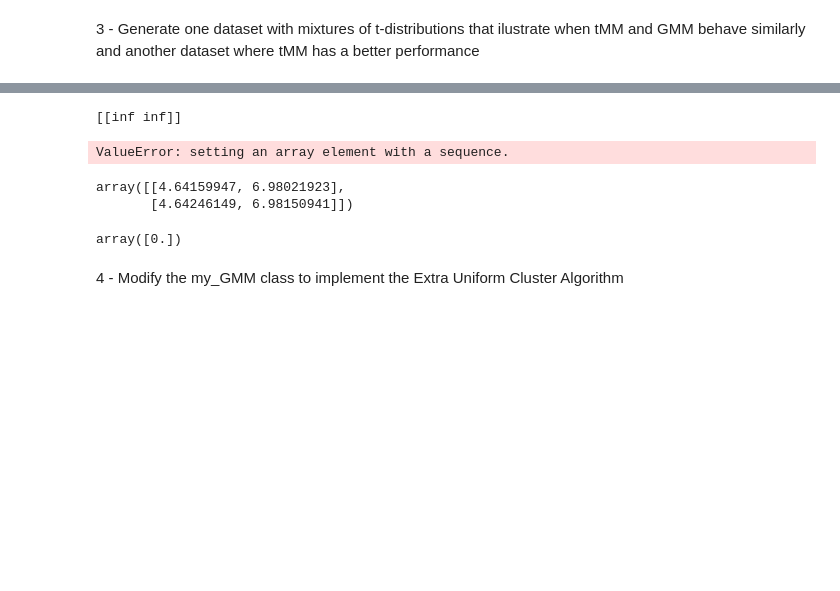
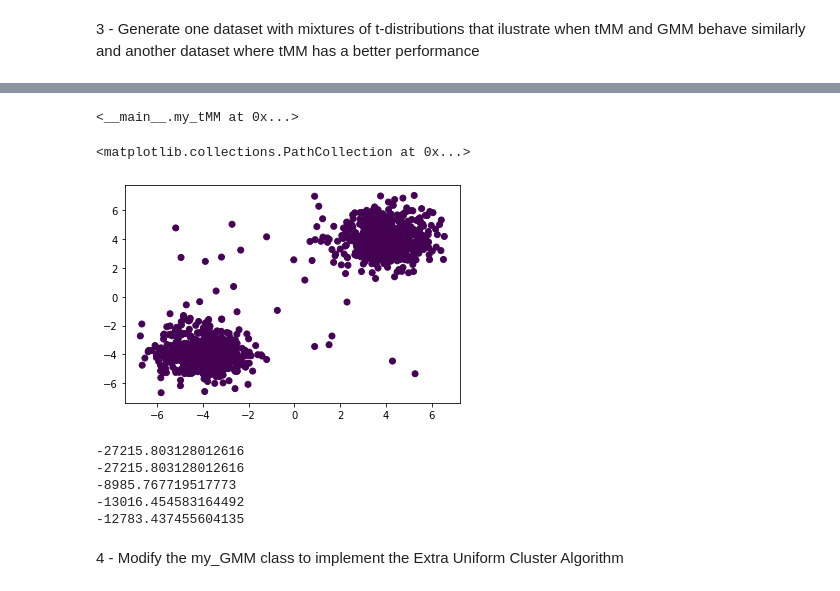
Before and after one commit to EmmanuelJhno/AML-labs, a Jupyter notebook: Cours 6 - TP/lab5-RMM.ipynb, the cells around one changed output, grey strips where cells are left out. Saved outputs shown, nothing was run; the diff lists cells and outputs as text; code cells hidden in the pictures; blank space fills up the shorter version.

Commit message:
Second pass on t-Student MM

```diff
--- a/Cours 6 - TP/lab5-RMM.ipynb
+++ b/Cours 6 - TP/lab5-RMM.ipynb
@@ -48,7 +48,7 @@ We recognize the law of a $\Gamma$, and as a law can be identified by its probab
 # %%
 class my_tMM():
 
-    def __init__(self, K, itermax=5, tol=1e-4):
+    def __init__(self, K, itermax=1, tol=1e-2):
         '''
         Parameters:
         -----------
@@ -153,7 +153,7 @@ class my_tMM():
             "mu": [self.mu_],
             "sigma": [self.Sigma_],
             "dof": [self.dof_],
-
+            "l": [self.log_likelihood(X, self.cond_prob_, self.mu_, self.Sigma_, self.dof_, self.u_)]
         }
 
         itr = 0
@@ -169,7 +169,7 @@ class my_tMM():
             #      - the degrees of freedom variable
             new_alpha = np.sum(new_cond_prob, axis=0) / n
             new_mu = self.update_mu(X=X, cpm=new_cond_prob, u=new_u)
-            new_Sigma = self.update_Sigma(X=X, cpm=new_cond_prob, mu=new_mu, u=new_u)
+            new_Sigma = self.update_Sigma(X=X, cpm=new_cond_prob, mu=self.mu_, u=new_u)
             new_dof = self.update_dof(cpm=new_cond_prob, p=p, old_dof=self.dof_, u=new_u)
 
             self.history_["cond_prob"].append(new_cond_prob)
@@ -178,10 +178,13 @@ class my_tMM():
             self.history_["mu"].append(new_mu)
             self.history_["sigma"].append(new_Sigma)
             self.history_["dof"].append(new_dof)
+            self.history_["l"].append(self.log_likelihood(X, self.cond_prob_, self.mu_, self.Sigma_, self.dof_, self.u_))
 
 
             old_params = (self.cond_prob_, self.mu_, self.Sigma_, self.dof_, self.u_)
             new_params = (new_cond_prob, new_mu, new_Sigma, new_dof, new_u)
+
+            self.has_converged = self.evaluate_convergence(X, old_params=old_params, new_params=new_params)
 
             self.cond_prob_ = new_cond_prob
             self.u_ = new_u
@@ -191,7 +194,6 @@ class my_tMM():
             self.Sigma_ = new_Sigma
             self.dof_ = new_dof
 
-            self.has_converged = self.evaluate_convergence(X, old_params=old_params, new_params=new_params)
 
         # Update labels
         self.labels_ = self.predict(X)
@@ -226,7 +228,6 @@ class my_tMM():
             x_i = X[i]
             for j in range(k):
                 #print(alpha[j], self.student_pdf(x_i=x_i, mu=mu[j], Sigma=Sigma[j], dof=dof))
-                print(self.student_pdf(x_i=x_i, mu=mu[j], Sigma=Sigma[j], dof=dof[j]))
                 prob_matrix[i, j] = alpha[j] * self.student_pdf(x_i=x_i, mu=mu[j], Sigma=Sigma[j], dof=dof[j])
                 joint_law += prob_matrix[i, j]
             prob_matrix[i, :] /= joint_law
@@ -257,10 +258,20 @@ class my_tMM():
         cond_prob0 = np.ones((n, K))/K
 
         k_means = KMeans(n_clusters=K).fit(X)
+        X_labels = k_means.labels_
         mu0 = k_means.cluster_centers_
-        alpha0 = np.ones(shape=(K,)) / K
-        Sigma0 = np.tile(np.cov(X.T) + 1e-3*np.eye(p), K).reshape(K, p, p)
-        dof0 = np.ones((n, K))
+        mu0 = k_means.cluster_centers_
+        Sigma0 = []
+        alpha0 = []
+
+        for k, count in zip(*np.unique(X_labels, return_counts=True)):
+            X_k = np.array([X[i] for i in range(n) if X_labels[i] == k])
+            Sigma0.append(np.cov(X_k.T) + 1e-3 * np.eye(p))
+            alpha0.append(count/n)
+        Sigma0 = np.array(Sigma0)
+        alpha0 = np.array(alpha0)
+
+        dof0 = np.ones((K, ))
 
         return (cond_prob0, u0, alpha0, mu0, Sigma0, dof0)
 
@@ -292,7 +303,7 @@ class my_tMM():
         for j in range(k):
             for i in range(n):
                 new_mu[j] += X[i] * cpm[i, j] * u[i, j]
-            new_mu[j] /= np.sum(np.multiply(cpm,u)[j])
+            new_mu[j] /= np.sum(np.multiply(cpm,u)[:, j])
 
         return new_mu
 
@@ -518,9 +529,6 @@ class my_tMM():
             for j in range(k):
                 if np.argmax(cpm[i])==j:
                     PDF_1 = self.gauss_pdf(x_i[j], mu=mu[j], Sigma=Sigma[j])
-
-                    #lbda = (dof[j]+p)/2
-                    #theta = 0.5 * (x_i-mu[j]).T @ np.linalg.pinv(Sigma)[j] @ (x_i-mu[j])
                     lbda = theta = dof[j]/2
                     PDF_2 = self.gamma_pdf(u_i[j], lbda, theta)
                     PDF_3 = cpm[i,j]
@@ -542,9 +550,8 @@ class my_tMM():
         """
         n= X.shape[0]
         labels = np.zeros(shape=(n,))
-        cond_prob_mat = self.compute_proba(X, self.alpha_, self.mu_, self.Sigma_, self.dof_)
         for i in range(n):
-            labels[i] = np.argmax(cond_prob_mat[i, :])
+            labels[i] = np.argmax(self.cond_prob_[i, :])
         return labels
 # %% [markdown]
 3 - Generate one dataset with mixtures of t-distributions that ilustrate when tMM and GMM behave similarly and another dataset where tMM has a better performance
@@ -562,7 +569,7 @@ cluster2 = np.random.normal(loc=4*np.ones(shape=(p,)),
                             scale=sigma2, size=(n, p))
 cluster3 = np.random.uniform(-6, 6, size=(30, p))
 
-data = np.concatenate((cluster1, cluster2), axis=0)
+data = np.concatenate((cluster1, cluster2, cluster3), axis=0)
 # %%
 plt.scatter(cluster1.T[0], cluster1.T[1], alpha=0.5, label='Cluster 1')
 plt.scatter(cluster2.T[0], cluster2.T[1], alpha=0.5, label='Cluster 2')
@@ -574,18 +581,22 @@ plt.show()
 # %%
-tmm = my_tMM(2)
+tmm = my_tMM(2, itermax=4)
 tmm.fit(data)
 # %% [output]
-[[inf inf]]
+<__main__.my_tMM at 0x...>
-ValueError: setting an array element with a sequence.
-# %%
-tmm.mu_
-# %% [output]
-array([[4.64159947, 6.98021923],
-       [4.64246149, 6.98150941]])
-# %%
-np.unique(tmm.labels_)
-# %% [output]
-array([0.])
+# %%
+plt.scatter(data.T[0], data.T[1], c=tmm.labels_)
+# %% [output]
+<matplotlib.collections.PathCollection at 0x...>
+[figure, added]
+# %%
+for l in tmm.history_["l"]:
+    print(l)
+# %% [output]
+-27215.803128012616
+-27215.803128012616
+-8985.767719517773
+-13016.454583164492
+-12783.437455604135
 # %% [markdown]
 4 - Modify the my_GMM class to implement the Extra Uniform Cluster Algorithm
 # %%
```
Also changed, not shown: parts of 1 cell of this notebook.
